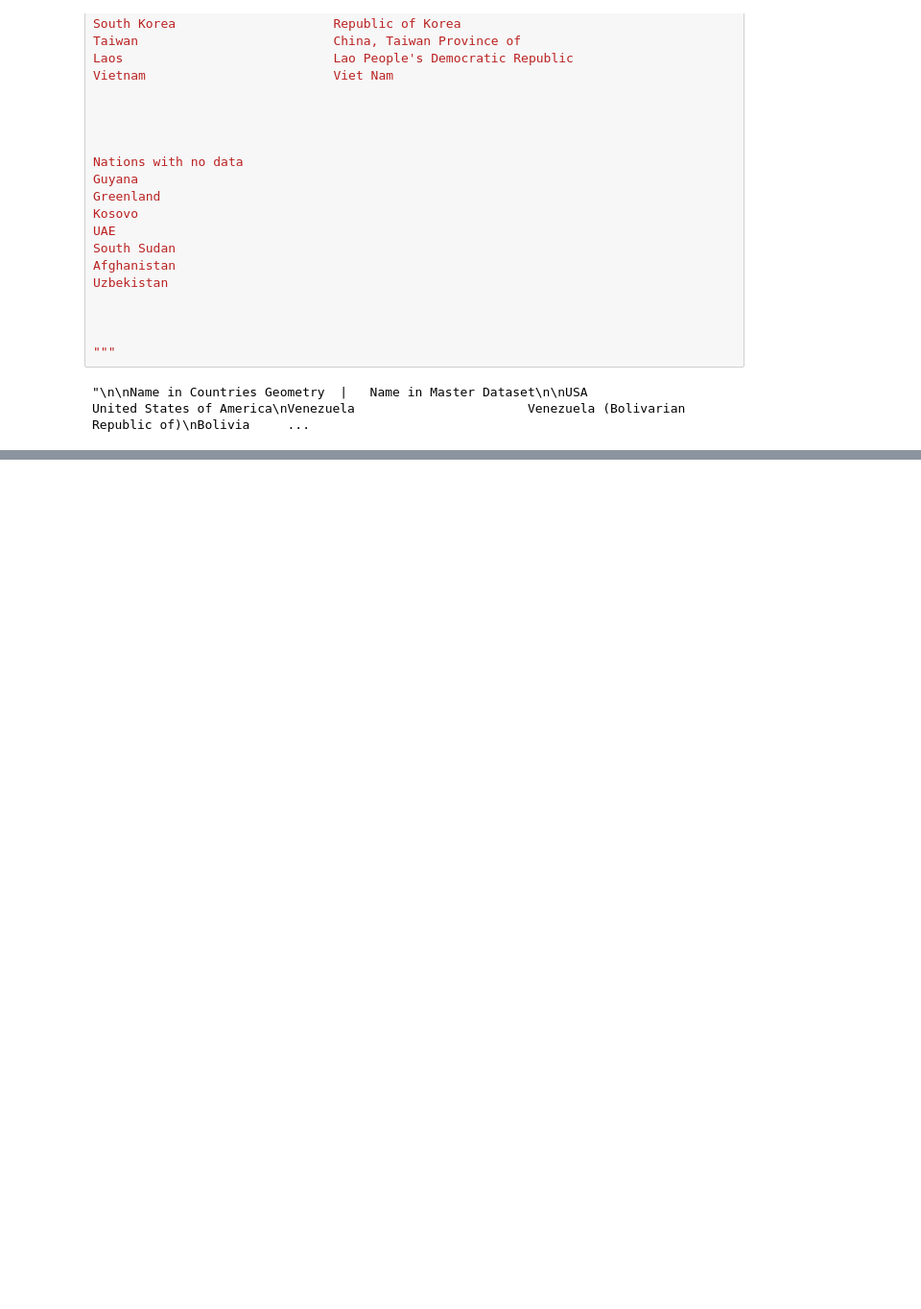
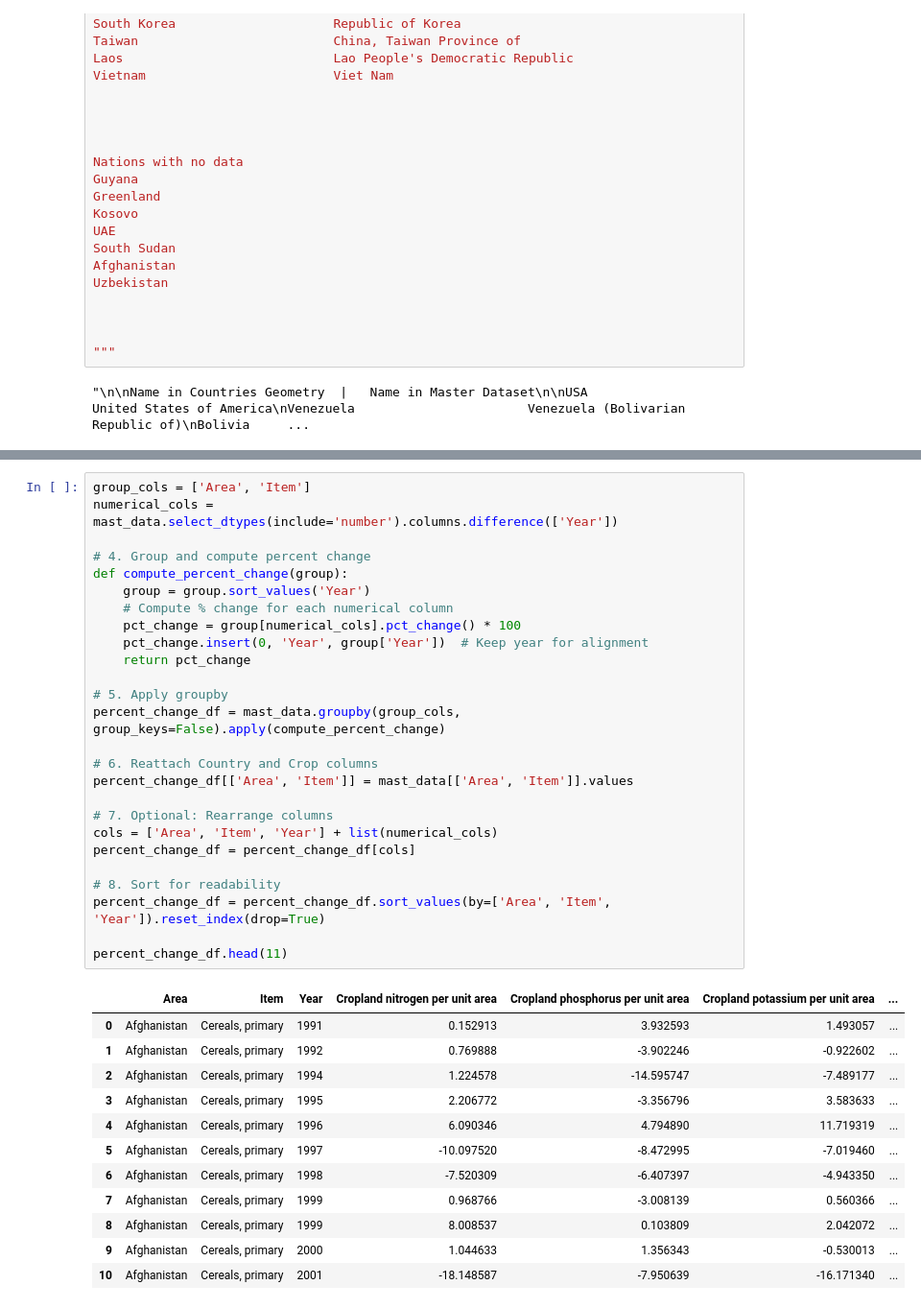
Before and after one commit to justinzhao07/cmsc471_final_project, a Jupyter notebook: pesticide/reprocess_data.ipynb, the cells around one changed output, grey strips where cells are left out. Shown: that part at 96% size. Saved outputs shown, nothing was run; the diff lists cells and outputs as text; blank space fills up the shorter version.

```diff
--- a/pesticide/reprocess_data.ipynb
+++ b/pesticide/reprocess_data.ipynb
@@ -135,0 +167,39 @@ Uzbekistan
+# %%
+group_cols = ['Area', 'Item']
+numerical_cols = mast_data.select_dtypes(include='number').columns.difference(['Year'])
+
+# 4. Group and compute percent change
+def compute_percent_change(group):
+    group = group.sort_values('Year')
+    # Compute % change for each numerical column
+    pct_change = group[numerical_cols].pct_change() * 100
+    pct_change.insert(0, 'Year', group['Year'])  # Keep year for alignment
+    return pct_change
+
+# 5. Apply groupby
+percent_change_df = mast_data.groupby(group_cols, group_keys=False).apply(compute_percent_change)
+
+# 6. Reattach Country and Crop columns
+percent_change_df[['Area', 'Item']] = mast_data[['Area', 'Item']].values
+
+# 7. Optional: Rearrange columns
+cols = ['Area', 'Item', 'Year'] + list(numerical_cols)
+percent_change_df = percent_change_df[cols]
+
+# 8. Sort for readability
+percent_change_df = percent_change_df.sort_values(by=['Area', 'Item', 'Year']).reset_index(drop=True)
+
+percent_change_df.head(11)
+# %% [output]
+|  | Area | Item | Year | Cropland nitrogen per unit area | Cropland phosphorus per unit area | Cropland potassium per unit area | ... |
+| 0 | Afghanistan | Cereals, primary | 1991 | 0.152913 | 3.932593 | 1.493057 | ... |
+| 1 | Afghanistan | Cereals, primary | 1992 | 0.769888 | -3.902246 | -0.922602 | ... |
+| 2 | Afghanistan | Cereals, primary | 1994 | 1.224578 | -14.595747 | -7.489177 | ... |
+| 3 | Afghanistan | Cereals, primary | 1995 | 2.206772 | -3.356796 | 3.583633 | ... |
+| 4 | Afghanistan | Cereals, primary | 1996 | 6.090346 | 4.794890 | 11.719319 | ... |
+| 5 | Afghanistan | Cereals, primary | 1997 | -10.097520 | -8.472995 | -7.019460 | ... |
+| 6 | Afghanistan | Cereals, primary | 1998 | -7.520309 | -6.407397 | -4.943350 | ... |
+| 7 | Afghanistan | Cereals, primary | 1999 | 0.968766 | -3.008139 | 0.560366 | ... |
+| 8 | Afghanistan | Cereals, primary | 1999 | 8.008537 | 0.103809 | 2.042072 | ... |
+| 9 | Afghanistan | Cereals, primary | 2000 | 1.044633 | 1.356343 | -0.530013 | ... |
+| 10 | Afghanistan | Cereals, primary | 2001 | -18.148587 | -7.950639 | -16.171340 | ... |
```
Also changed, not shown: parts of 2 cells of this notebook, 7 other files.
